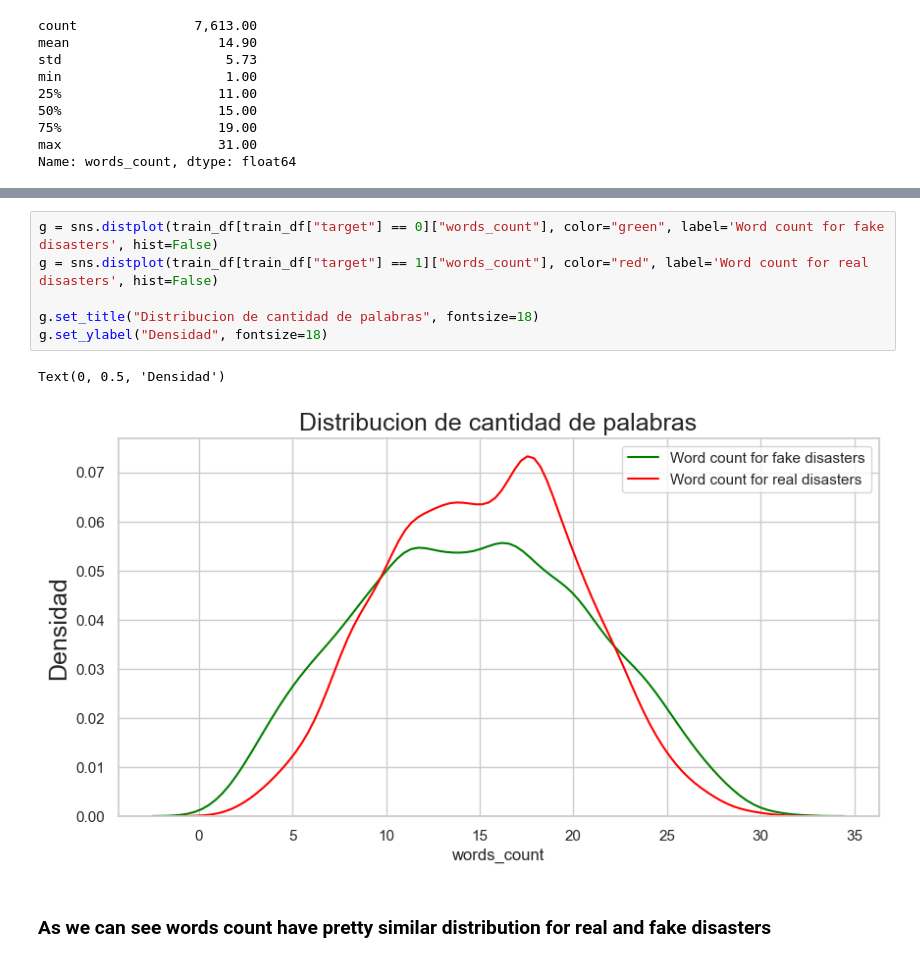
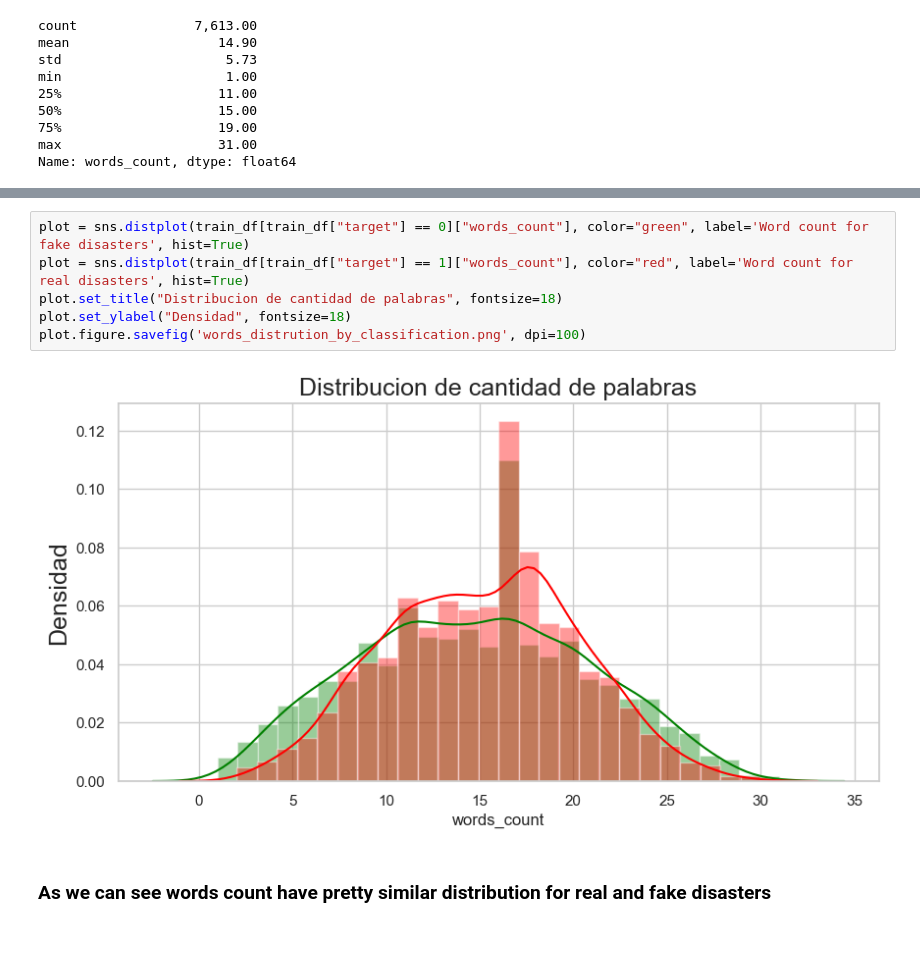
Before and after one commit to jorgesmu/nlp_disaster_tweets_prediction, a Jupyter notebook: notebook.ipynb, the cells around one changed output, grey strips where cells are left out. Drawn from its saved outputs; the diff is of its cells as text.

Commit message:
add text analysis

```diff
--- a/notebook.ipynb
+++ b/notebook.ipynb
@@ -155,12 +154,11 @@ Text(0, 0.5, 'Densidad')
 [figure]
 # %%
-g = sns.distplot(train_df[train_df["target"] == 0]["words_count"], color="green", label='Word count for fake disasters', hist=False)
-g = sns.distplot(train_df[train_df["target"] == 1]["words_count"], color="red", label='Word count for real disasters', hist=False)
-
-g.set_title("Distribucion de cantidad de palabras", fontsize=18)
-g.set_ylabel("Densidad", fontsize=18)
+plot = sns.distplot(train_df[train_df["target"] == 0]["words_count"], color="green", label='Word count for fake disasters', hist=True)
+plot = sns.distplot(train_df[train_df["target"] == 1]["words_count"], color="red", label='Word count for real disasters', hist=True)
+plot.set_title("Distribucion de cantidad de palabras", fontsize=18)
+plot.set_ylabel("Densidad", fontsize=18)
+plot.figure.savefig('words_distrution_by_classification.png', dpi=100)
 # %% [output]
-Text(0, 0.5, 'Densidad')
-[figure, old version]
+[figure, new version]
 # %% [markdown]
 ### As we can see words count have pretty similar distribution for real and fake disasters
```
Also changed, not shown: parts of 93 cells of this notebook, 1 other file.
